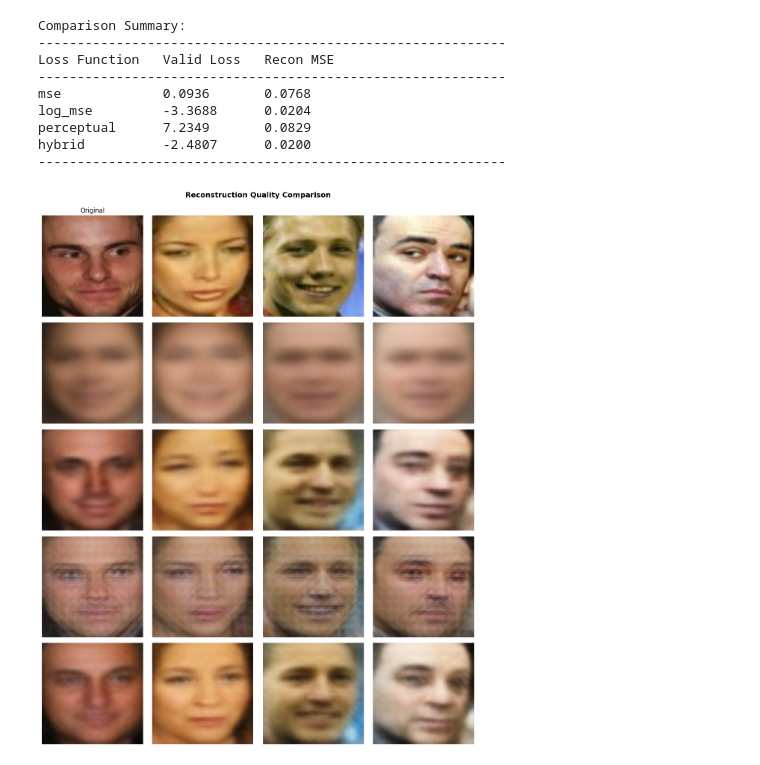
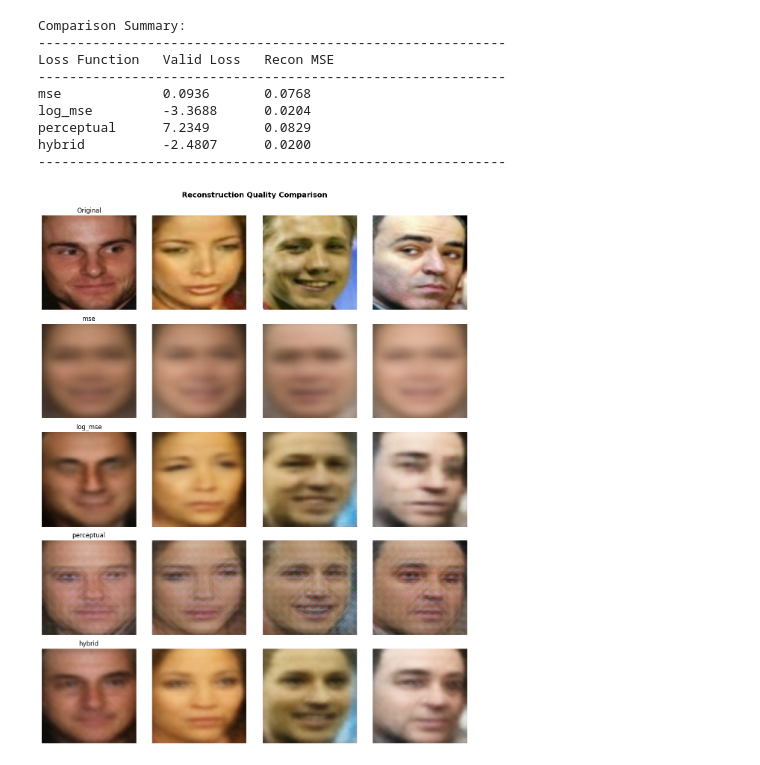
Before and after one commit to agasy18/pa-academy-ai-2025, a Jupyter notebook: projects/face_autoencoder/face_autoencoder_training.ipynb, the cells around one changed output. Drawn from its saved outputs; the diff is of its cells as text; code cells hidden in the pictures.

Commit message:
Update face_autoencoder_training notebook: adjust execution counts, add title to loss plots, and include an empty code cell for future use.

```diff
--- a/projects/face_autoencoder/face_autoencoder_training.ipynb
+++ b/projects/face_autoencoder/face_autoencoder_training.ipynb
@@ -591,31 +591,33 @@ hybrid          -2.4807      0.0200
 # %%
 # Visualize reconstruction quality comparison
 n_samples = min(4, reference_batch.size(0))
 fig, axes = plt.subplots(len(comparison_losses) + 1, n_samples, figsize=(n_samples * 3, (len(comparison_losses) + 1) * 3))
 
 # Show originals in first row
 for i in range(n_samples):
     axes[0, i].imshow(data_utils.denormalize(reference_batch[i]).permute(1, 2, 0).cpu().numpy())
     axes[0, i].set_title('Original' if i == 0 else '')
     axes[0, i].axis('off')
 
 # Show reconstructions for each loss
 for row, loss_name in enumerate(comparison_losses, start=1):
     model_comp = comparison_results[loss_name]['model']
     model_comp.eval()
     with torch.no_grad():
         outputs = model_comp(reference_batch[:n_samples].to(device))
         reconstructions = outputs.reconstruction.cpu()
 
     for col in range(n_samples):
         recon_img = data_utils.denormalize(reconstructions[col]).permute(1, 2, 0).numpy()
+        axes[row, 0].set_title(loss_name)
+
         axes[row, col].imshow(recon_img)
         if col == 0:
             axes[row, col].set_ylabel(loss_name, rotation=0, labelpad=20, fontsize=12, fontweight='bold')
         axes[row, col].axis('off')
 
 plt.suptitle('Reconstruction Quality Comparison', fontsize=14, fontweight='bold', y=0.995)
 plt.tight_layout()
 plt.show()
 # %% [output]
-[figure, old version]
+[figure, new version]
```
